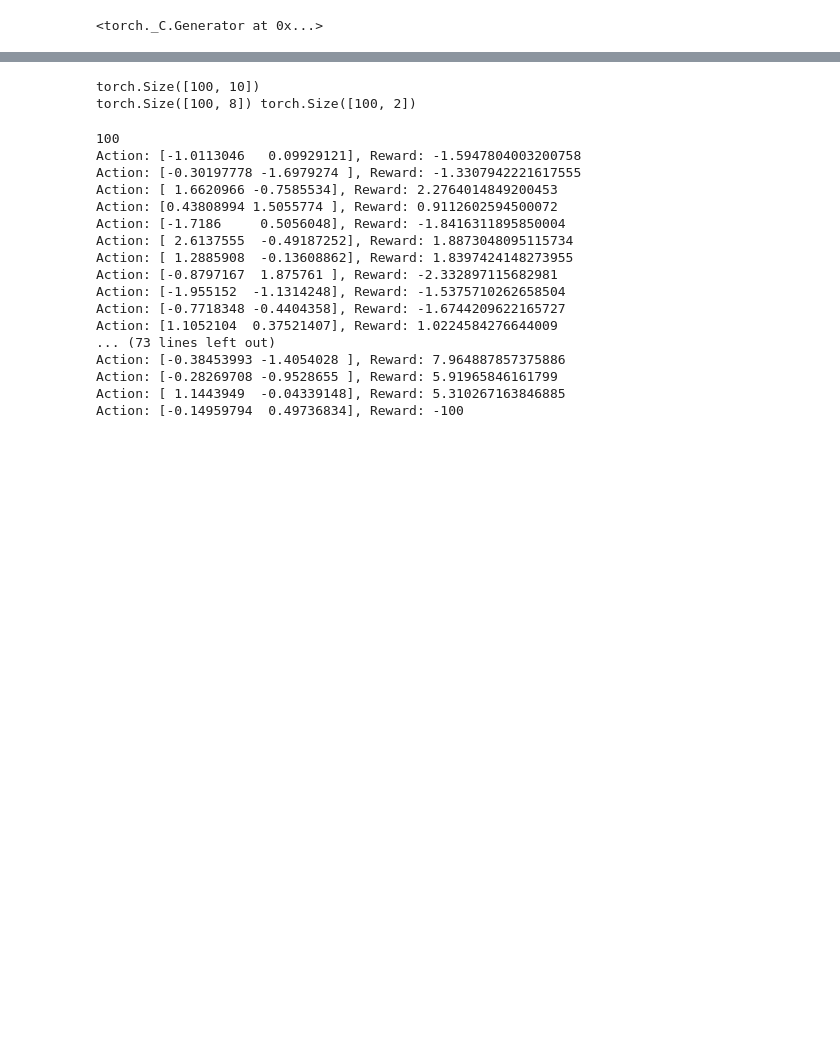
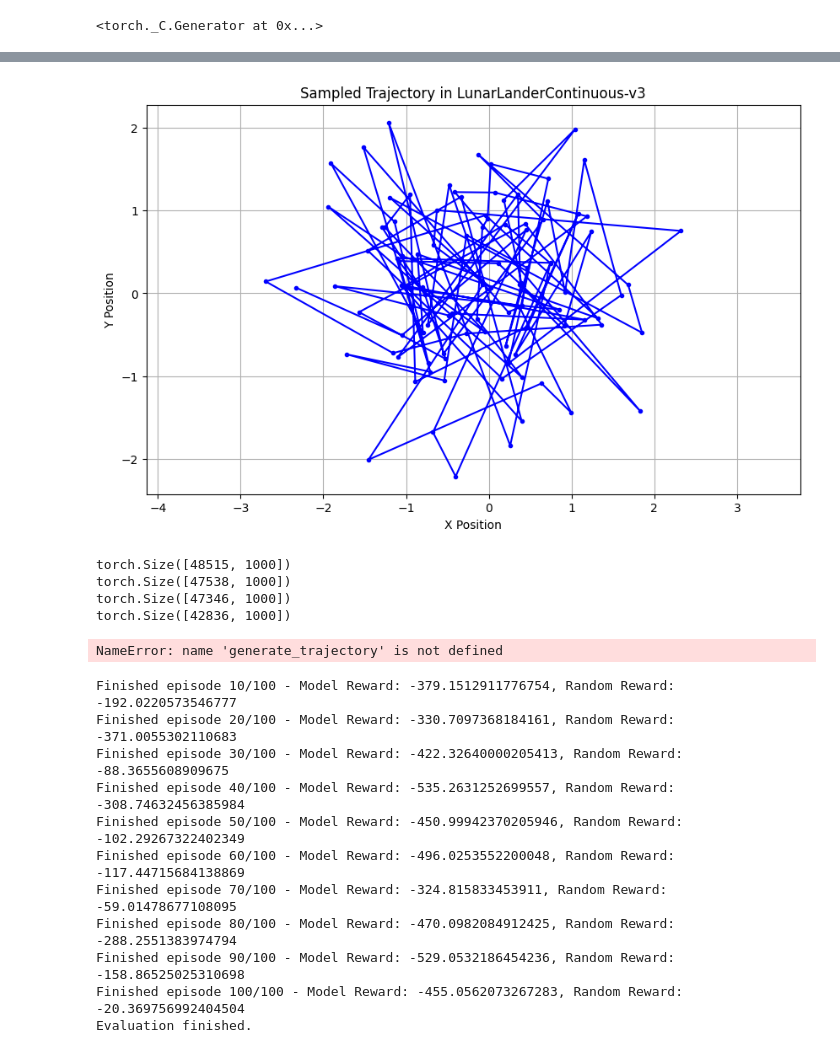
Before and after one commit to frankcholula/FRL-playground, a Jupyter notebook: src/notebooks/fm_bc.ipynb, the cells around one changed output, grey strips where cells are left out. Saved outputs shown, nothing was run; the diff lists cells and outputs as text; code cells hidden in the pictures; blank space fills up the shorter version.

```diff
--- a/src/notebooks/fm_bc.ipynb
+++ b/src/notebooks/fm_bc.ipynb
@@ -235,7 +252,11 @@ wrapped_vf = WrappedModel(vf)
 # %%
-# step size for ode solver
+# try sampling from trained model...
+class WrappedModel(ModelWrapper):
+    def forward(self, x: torch.Tensor, t: torch.Tensor, **extras):
+        return self.model(x, t)
+
+wrapped_vf = WrappedModel(vf)
 step_size = 0.05
-
 batch_size = 1  # batch size
 T = torch.linspace(0,1,10)  # sample times
 T = T.to(device=device)
@@ -243,4 +264,8 @@ T = T.to(device=device)
 x_init = torch.randn((batch_size, input_dim), dtype=torch.float32, device=device)
 solver = ODESolver(velocity_model=wrapped_vf)  # create an ODESolver class
 sol = solver.sample(time_grid=T, x_init=x_init, method='midpoint', step_size=step_size, return_intermediates=True)
-sol.shape
+final_trajectory = sol[-1].reshape(horizon, obs_dim + action_dim)
+observations = final_trajectory[:, :obs_dim]
+actions = final_trajectory[:, obs_dim:obs_dim + action_dim]
+assert(observations.shape == (horizon, obs_dim))
+assert(actions.shape == (horizon, action_dim))
@@ -249,3 +281,32 @@ torch.Size([10, 1, 1000])
+# %%
+# The state is: [x, y, vx, vy, angle, angular_v, leg1_contact, leg2_contact]
+x = observations[:, 0].cpu().numpy()
+y = observations[:, 1].cpu().numpy()
+
+# plot out x and y positions
+plt.figure(figsize=(10, 6))
+plt.plot(x, y, marker='o', linestyle='-', color='b', markersize=3)
+plt.title('Sampled Trajectory in LunarLanderContinuous-v3')
+plt.xlabel('X Position')
+plt.ylabel('Y Position')
+plt.grid()
+plt.axis('equal')
+plt.show()
+# %% [output]
+[figure, added]
+# %%
+# load minari dataset
+import minari
+minari_dataset = minari.load_dataset(dataset_id="LunarLanderContinuous-v3/ppo-1000-deterministic-v1")
+dataloader = DataLoader(minari_dataset, batch_size=256, shuffle=True, collate_fn=collate_fn)
+for batch in dataloader:
+    processed_chunks = create_trajectory_chunks(batch, 100)
+    print(processed_chunks.shape)
+# %% [output]
+torch.Size([48515, 1000])
+torch.Size([47538, 1000])
+torch.Size([47346, 1000])
+torch.Size([42836, 1000])
 # %%
 def generate_trajectory():
     sol = solver.sample(time_grid=T, x_init=x_init, method='midpoint', step_size=step_size, return_intermediates=True)
@@ -258,17 +316,19 @@ def generate_trajectory():
     return observations, actions
 # %%
 observations, actions = generate_trajectory()
+actions
 # %% [output]
-torch.Size([100, 10])
-torch.Size([100, 8]) torch.Size([100, 2])
+NameError: name 'generate_trajectory' is not defined
 # %%
+horizon = 100
+num_eval_episodes = 100
 env = minari_dataset.recover_environment(eval_env = True)
-num_eval_episodes = 100
 model_rewards = []
 random_rewards = []
 for eps in range(num_eval_episodes):
     obs, _ = env.reset()
     total_rew = 0
+    obs, actions = generate_trajectory()
     for i in range(horizon):
         action = actions[i].cpu().numpy()
         obs, rew, terminated, truncated, info = env.step(action)
@@ -291,23 +351,17 @@ for eps in range(num_eval_episodes):
 env.close()
 print("Evaluation finished.")
 # %% [output]
-100
-Action: [-1.0113046   0.09929121], Reward: -1.5947804003200758
-Action: [-0.30197778 -1.6979274 ], Reward: -1.3307942221617555
-Action: [ 1.6620966 -0.7585534], Reward: 2.2764014849200453
-Action: [0.43808994 1.5055774 ], Reward: 0.9112602594500072
-Action: [-1.7186     0.5056048], Reward: -1.8416311895850004
-Action: [ 2.6137555  -0.49187252], Reward: 1.8873048095115734
-Action: [ 1.2885908  -0.13608862], Reward: 1.8397424148273955
-Action: [-0.8797167  1.875761 ], Reward: -2.332897115682981
-Action: [-1.955152  -1.1314248], Reward: -1.5375710262658504
-Action: [-0.7718348 -0.4404358], Reward: -1.6744209622165727
-Action: [1.1052104  0.37521407], Reward: 1.0224584276644009
-... (73 lines left out)
-Action: [-0.38453993 -1.4054028 ], Reward: 7.964887857375886
-Action: [-0.28269708 -0.9528655 ], Reward: 5.91965846161799
-Action: [ 1.1443949  -0.04339148], Reward: 5.310267163846885
-Action: [-0.14959794  0.49736834], Reward: -100
+Finished episode 10/100 - Model Reward: -379.1512911776754, Random Reward: -192.0220573546777
+Finished episode 20/100 - Model Reward: -330.7097368184161, Random Reward: -371.0055302110683
+Finished episode 30/100 - Model Reward: -422.32640000205413, Random Reward: -88.3655608909675
+Finished episode 40/100 - Model Reward: -535.2631252699557, Random Reward: -308.74632456385984
+Finished episode 50/100 - Model Reward: -450.99942370205946, Random Reward: -102.29267322402349
+Finished episode 60/100 - Model Reward: -496.0253552200048, Random Reward: -117.44715684138869
+Finished episode 70/100 - Model Reward: -324.815833453911, Random Reward: -59.01478677108095
+Finished episode 80/100 - Model Reward: -470.0982084912425, Random Reward: -288.2551383974794
+Finished episode 90/100 - Model Reward: -529.0532186454236, Random Reward: -158.86525025310698
+Finished episode 100/100 - Model Reward: -455.0562073267283, Random Reward: -20.369756992404504
+Evaluation finished.
 # %%
 
 horizon = 100
```
Also changed, not shown: parts of 8 cells of this notebook, 2 other files.
